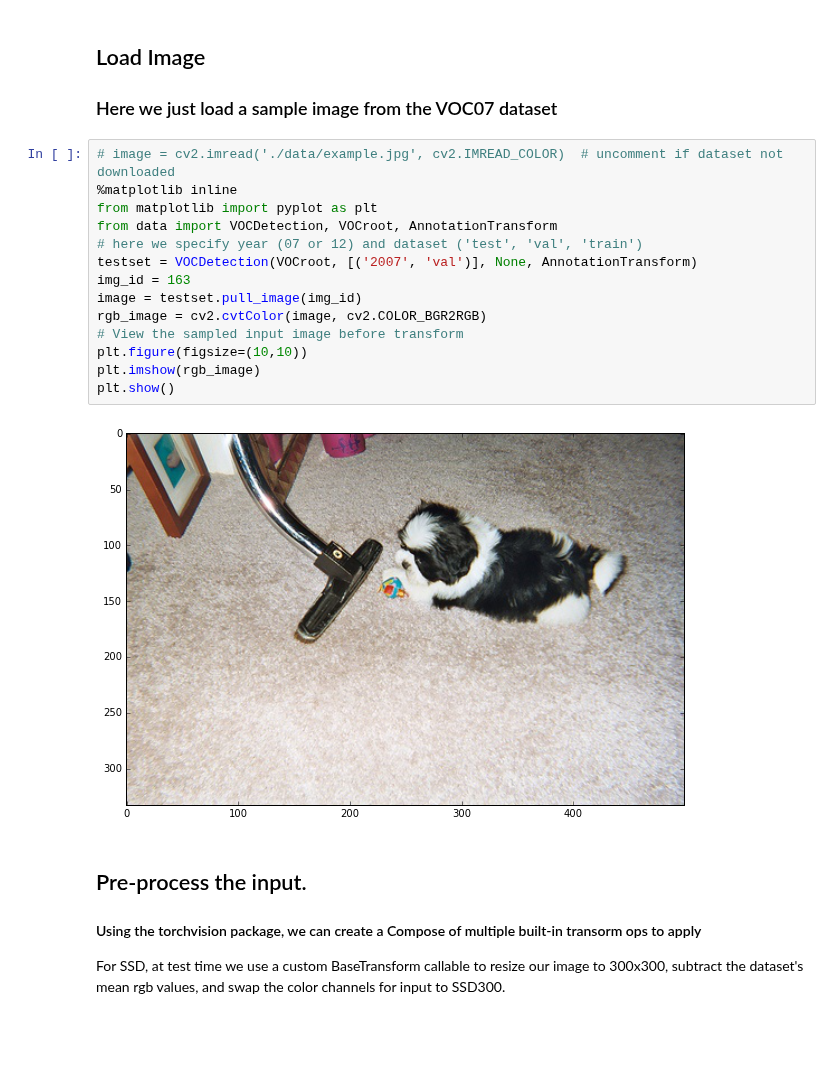
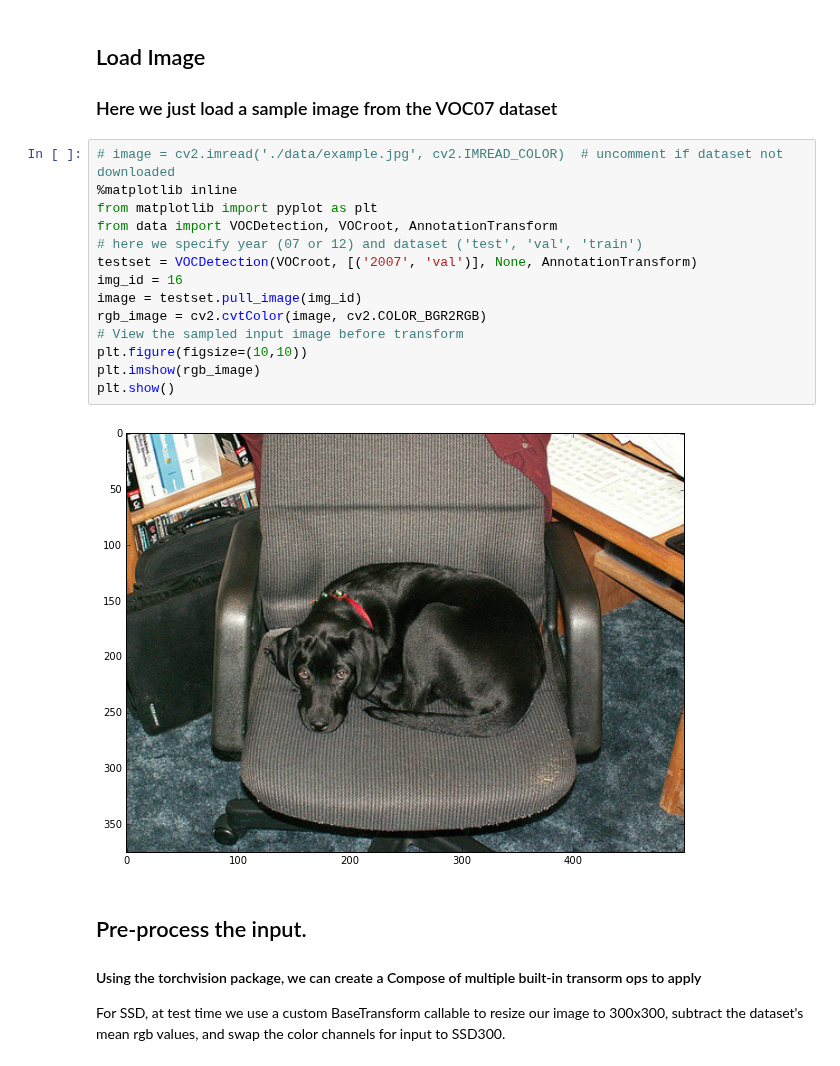
Before and after one commit to amdegroot/ssd.pytorch, a Jupyter notebook: demo/demo.ipynb, the cells around one changed output. Cells and saved outputs as stored; diff of their text form; blank space fills up the shorter version.

```diff
--- a/demo/demo.ipynb
+++ b/demo/demo.ipynb
@@ -59,19 +40,19 @@ SSD (
 # %%
 # image = cv2.imread('./data/example.jpg', cv2.IMREAD_COLOR)  # uncomment if dataset not downloaded
 %matplotlib inline
 from matplotlib import pyplot as plt
 from data import VOCDetection, VOCroot, AnnotationTransform
 # here we specify year (07 or 12) and dataset ('test', 'val', 'train')
 testset = VOCDetection(VOCroot, [('2007', 'val')], None, AnnotationTransform)
-img_id = 163
+img_id = 16
 image = testset.pull_image(img_id)
 rgb_image = cv2.cvtColor(image, cv2.COLOR_BGR2RGB)
 # View the sampled input image before transform
 plt.figure(figsize=(10,10))
 plt.imshow(rgb_image)
 plt.show()
 # %% [output]
-[figure, old version]
+[figure, new version]
 # %% [markdown]
 ## Pre-process the input.
 #### Using the torchvision package, we can create a Compose of multiple built-in transorm ops to apply
```
Also changed, not shown: parts of 4 cells of this notebook, 1 other file.
